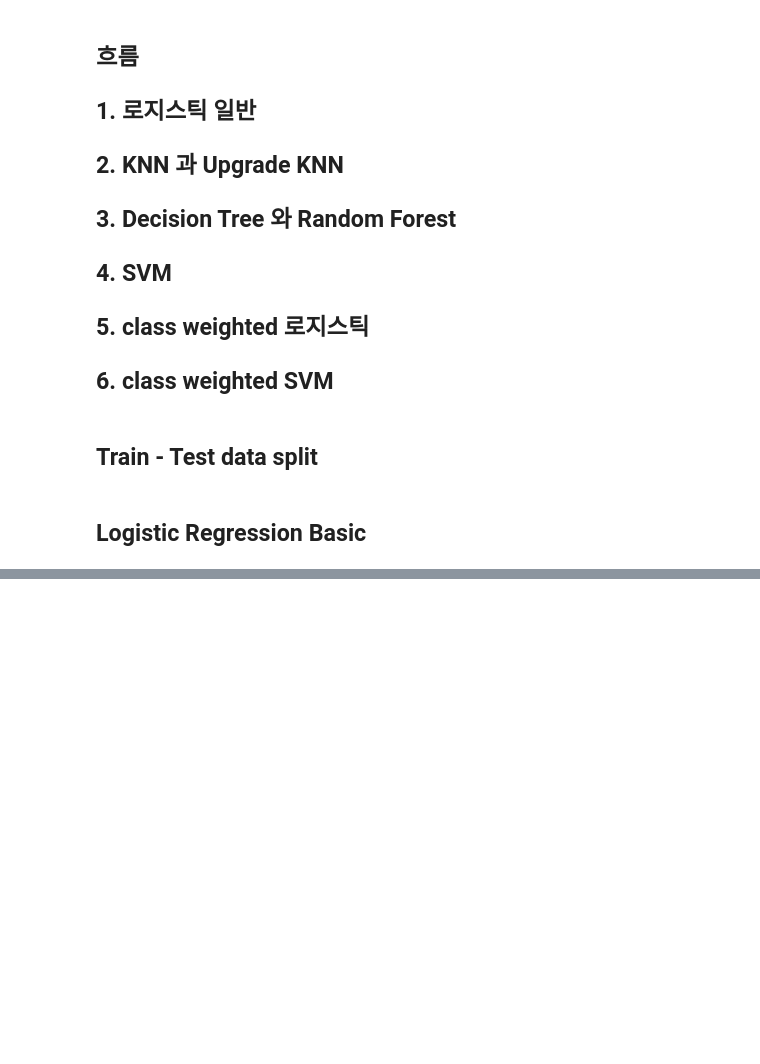
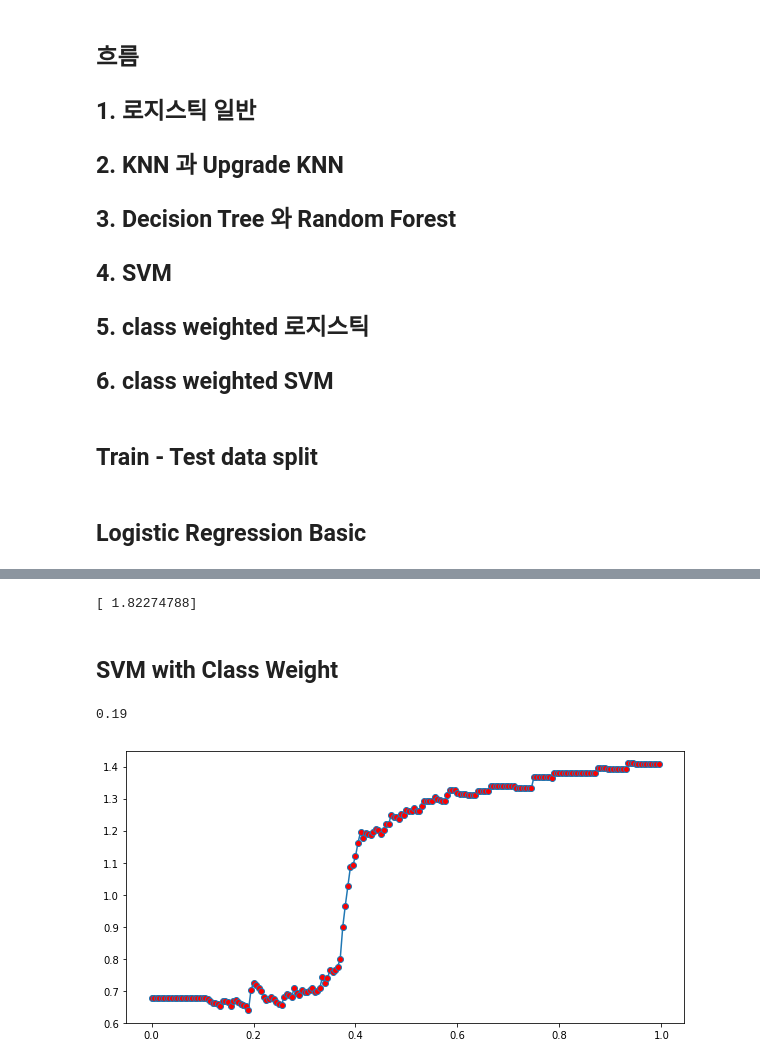
Before and after one commit to james-sungjae-lee/2018_Naver_DSC, a Jupyter notebook: Untitled2.ipynb, the cells around one changed output, grey strips where cells are left out. Drawn from its saved outputs; the diff is of its cells as text; code cells hidden in the pictures; blank space fills up the shorter version.

```diff
--- a/Untitled2.ipynb
+++ b/Untitled2.ipynb
@@ -60,0 +260,8 @@ avg / total       0.74      0.75      0.73       300
+# %%
+logistic_model = LogisticRegression(class_weight={1:0.145})
+logistic_model.fit(X_train_sel, y_train)
+logistic_prediction = logistic_model.predict(X_test_sel)
+print(classification_report(y_test_sel, logistic_prediction))
+print(confusion_matrix(y_test_sel, logistic_prediction))
+print((confusion_matrix(y_test_sel, logistic_prediction)[1][0] * 5
+ + confusion_matrix(y_test_sel, logistic_prediction)[0][1]) / len(y_test_sel))
@@ -60,0 +296,6 @@ avg / total       0.74      0.75      0.73       300
+# %%
+print(logistic_model.intercept_)
+# %% [output]
+[ 1.82274788]
+# %% [markdown]
+## SVM with Class Weight
@@ -60,0 +304,17 @@ avg / total       0.74      0.75      0.73       300
+# %%
+svm_weight = []
+for i in np.arange(0, 1, 0.005):
+    svc_model = SVC(class_weight = {1:i})
+    svc_model.fit(X_train_sel, y_train_sel)
+    svc_prediction = svc_model.predict(X_test_sel)
+    result = (confusion_matrix(y_test_sel, svc_prediction)[1][0] * 5
+ + confusion_matrix(y_test_sel, svc_prediction)[0][1]) / len(y_test_sel)
+    svm_weight.append(result)
+( svm_weight.index(min(svm_weight)) ) * 0.005
+# %% [output]
+0.19
+# %%
+plt.figure(figsize = (10, 5))
+plt.plot(np.arange(0, 1, 0.005), svm_weight, marker = 'o', markerfacecolor = 'red');
+# %% [output]
+[figure, added]
```
Also changed, not shown: parts of 51 cells of this notebook, 2 other files.
